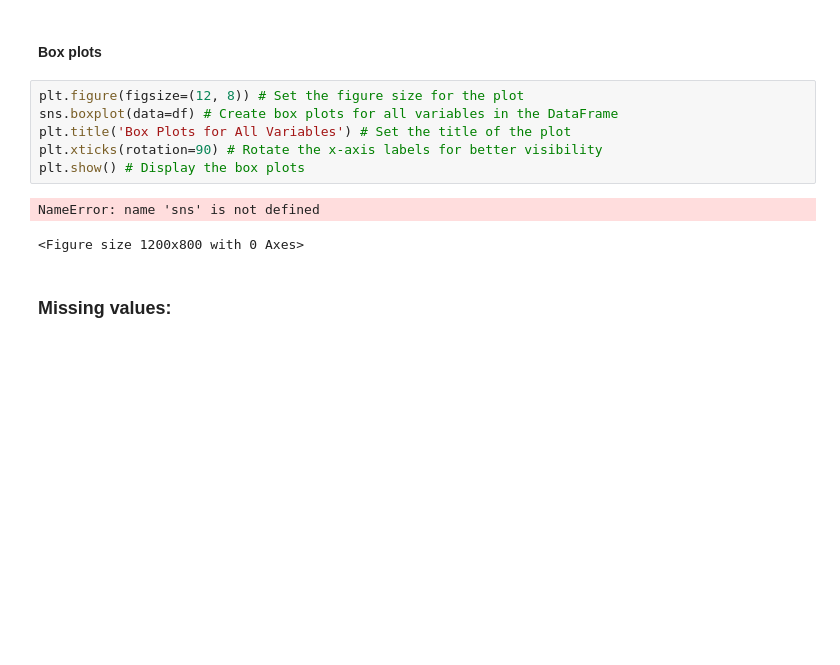
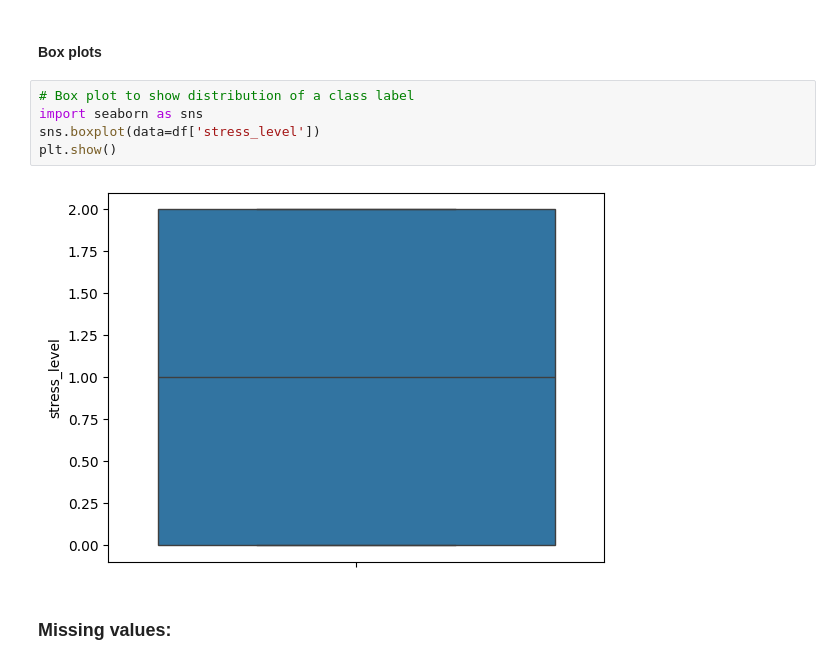
Before and after one commit to Jana18kh/Project, a Jupyter notebook: Project.ipynb, the cells around one changed output. Cells and saved outputs as stored; diff of their text form; blank space fills up the shorter version.

```diff
--- a/Project.ipynb
+++ b/Project.ipynb
@@ -121,15 +75,13 @@ plt.show() # Display the histograms
 [figure]
 # %% [markdown]
 #### Box plots
-# %%
-plt.figure(figsize=(12, 8)) # Set the figure size for the plot
-sns.boxplot(data=df) # Create box plots for all variables in the DataFrame
-plt.title('Box Plots for All Variables') # Set the title of the plot
-plt.xticks(rotation=90) # Rotate the x-axis labels for better visibility
-plt.show() # Display the box plots
-# %% [output]
-NameError: name 'sns' is not defined
-<Figure size 1200x800 with 0 Axes>
+# %%
+# Box plot to show distribution of a class label
+import seaborn as sns
+sns.boxplot(data=df['stress_level'])
+plt.show()
+# %% [output]
+[figure, added]
 # %% [markdown]
 ### Missing values:
 # %%
```
Also changed, not shown: parts of 12 cells of this notebook, 5 other files.
